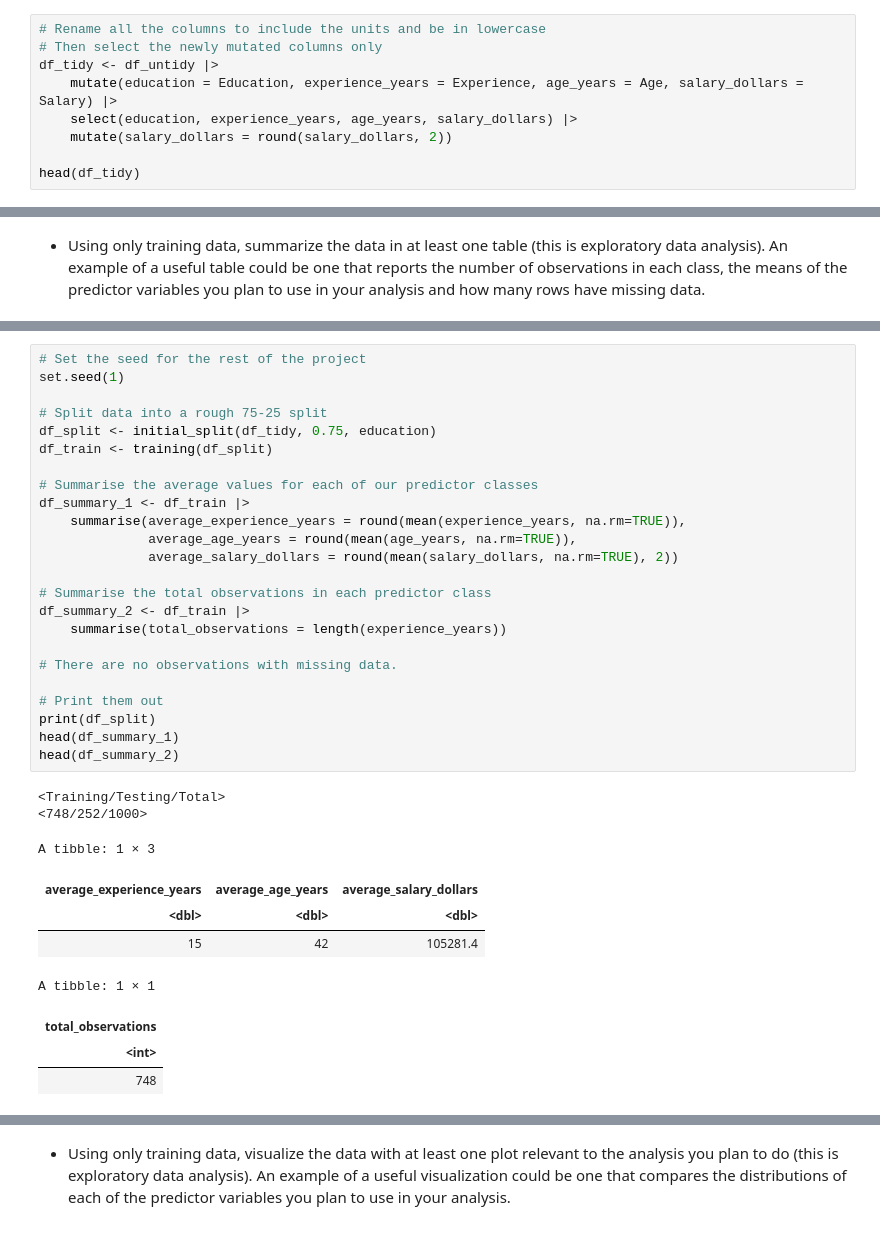
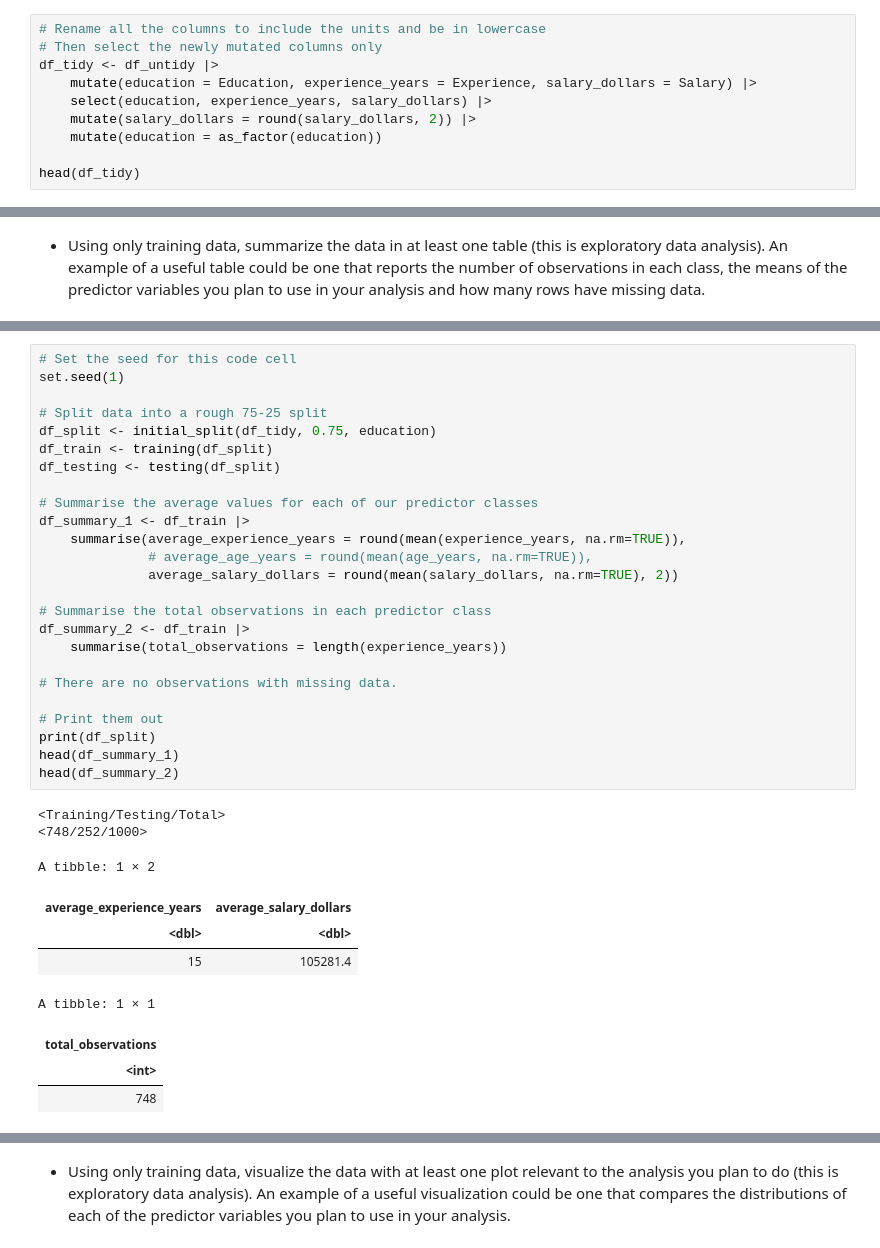
Before and after one commit to WhenLifeHandsYouLemons/DSCI-Project, a Jupyter notebook: report.ipynb, the cells around one changed output, grey strips where cells are left out. Cells and saved outputs as stored; diff of their text form.

```diff
--- a/report.ipynb
+++ b/report.ipynb
@@ -69,9 +56,10 @@ Our dataset is already close to being tidy, but there are a few improvements we
 # Rename all the columns to include the units and be in lowercase
 # Then select the newly mutated columns only
 df_tidy <- df_untidy |>
-    mutate(education = Education, experience_years = Experience, age_years = Age, salary_dollars = Salary) |>
-    select(education, experience_years, age_years, salary_dollars) |>
-    mutate(salary_dollars = round(salary_dollars, 2))
+    mutate(education = Education, experience_years = Experience, salary_dollars = Salary) |>
+    select(education, experience_years, salary_dollars) |>
+    mutate(salary_dollars = round(salary_dollars, 2)) |>
+    mutate(education = as_factor(education))
 
 head(df_tidy)
 # %% [output]
@@ -110,34 +80,35 @@ library(tidymodels)
 # %%
-# Set the seed for the rest of the project
+# Set the seed for this code cell
 set.seed(1)
 
 # Split data into a rough 75-25 split
 df_split <- initial_split(df_tidy, 0.75, education)
 df_train <- training(df_split)
+df_testing <- testing(df_split)
 
 # Summarise the average values for each of our predictor classes
 df_summary_1 <- df_train |>
     summarise(average_experience_years = round(mean(experience_years, na.rm=TRUE)),
-              average_age_years = round(mean(age_years, na.rm=TRUE)),
+              # average_age_years = round(mean(age_years, na.rm=TRUE)),
               average_salary_dollars = round(mean(salary_dollars, na.rm=TRUE), 2))
 
 # Summarise the total observations in each predictor class
 df_summary_2 <- df_train |>
     summarise(total_observations = length(experience_years))
 
 # There are no observations with missing data.
 
 # Print them out
 print(df_split)
 head(df_summary_1)
 head(df_summary_2)
 # %% [output]
 <Training/Testing/Total>
 <748/252/1000>
-A tibble: 1 × 3
+A tibble: 1 × 2
-| average_experience_years | average_age_years | average_salary_dollars |
-| <dbl> | <dbl> | <dbl> |
-| 15 | 42 | 105281.4 |
+| average_experience_years | average_salary_dollars |
+| <dbl> | <dbl> |
+| 15 | 105281.4 |
 A tibble: 1 × 1
 | total_observations |
 | <int> |
```
Also changed, not shown: parts of 8 cells of this notebook.
